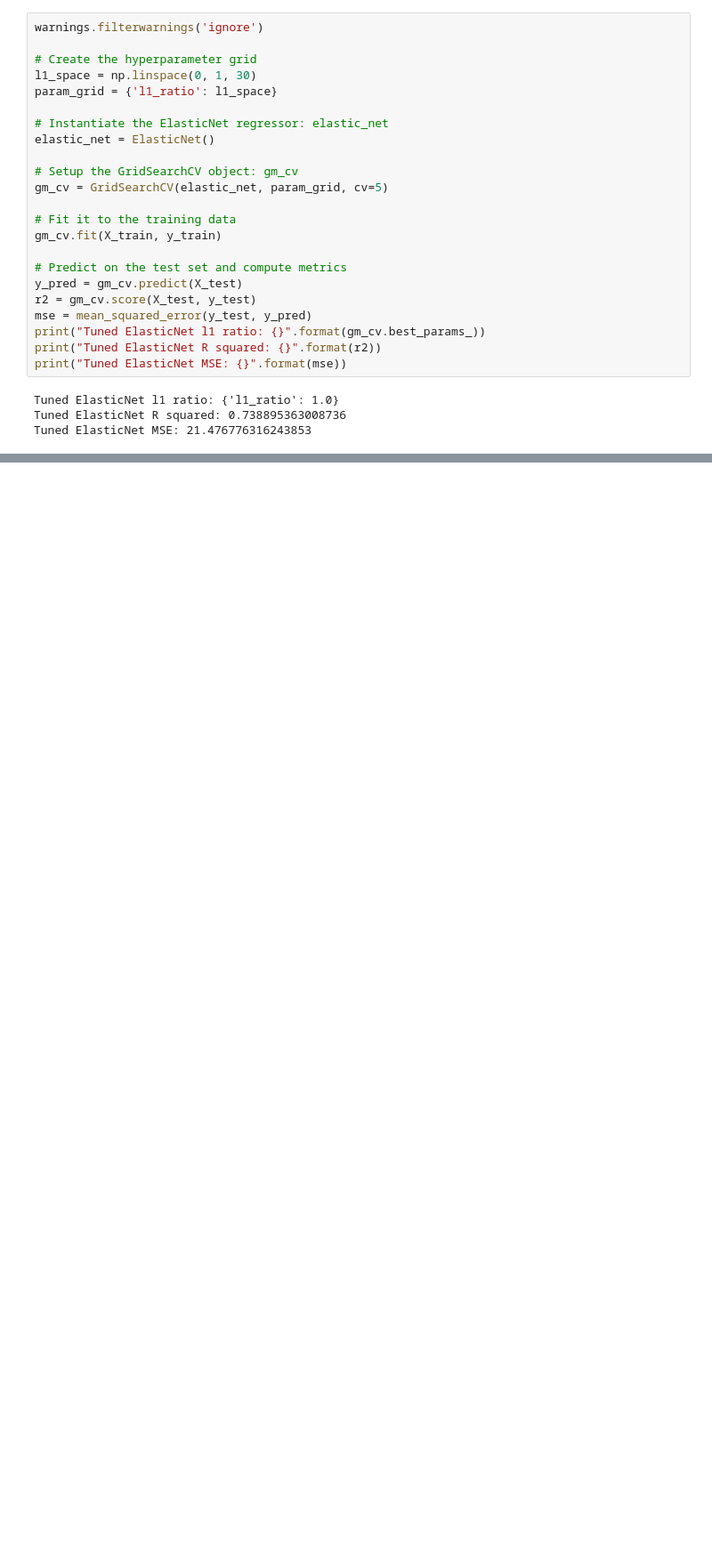
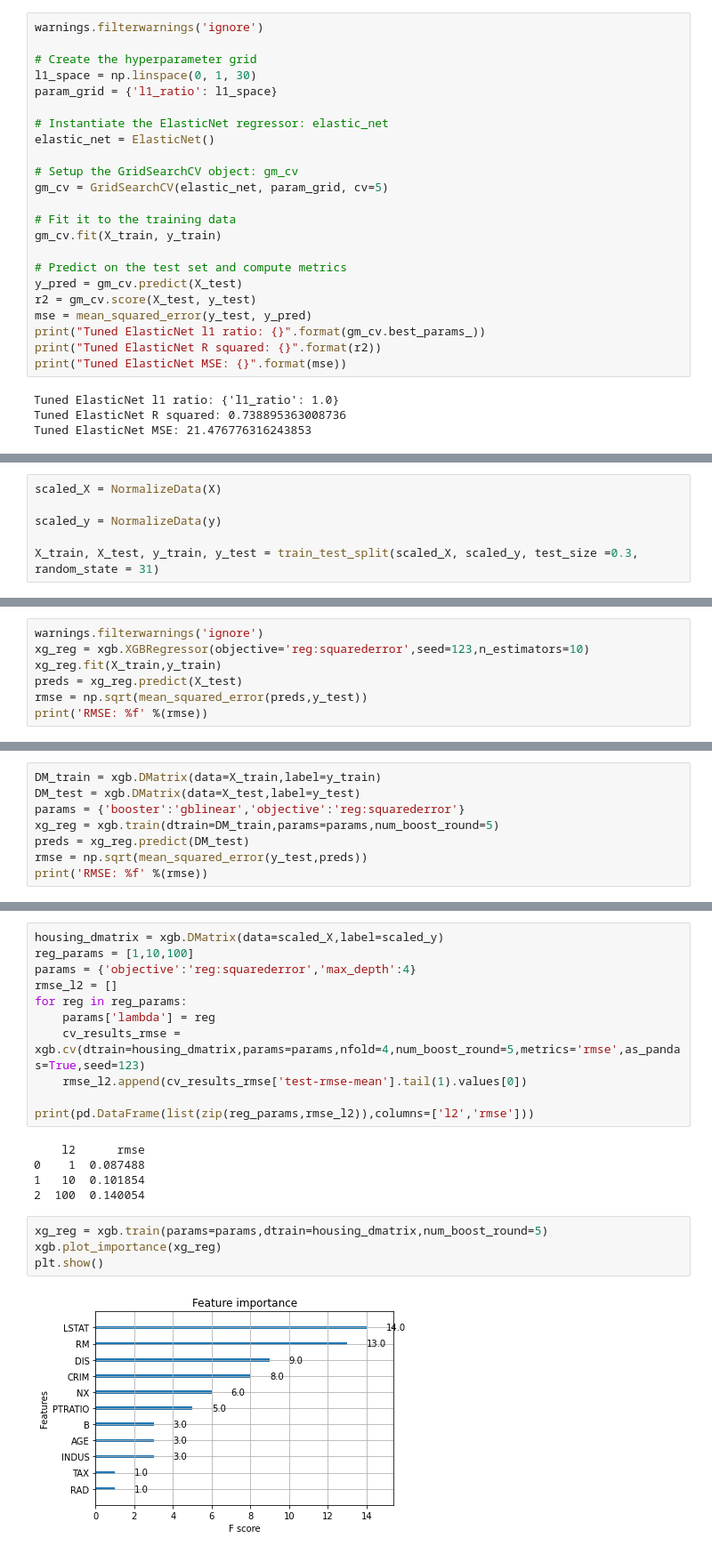
Before and after one commit to akhilbhat238/Machine_Learning, a Jupyter notebook: Supervised Learning/Regression/1. Boston Housing.ipynb, the cells around one changed output, grey strips where cells are left out. Shown at 89% size. Cells and saved outputs as stored; diff of their text form; blank space fills up the shorter version.

Commit message:
Adding code for XG Boost and Unsupervised Learning

```diff
--- a/Supervised Learning/Regression/1. Boston Housing.ipynb
+++ b/Supervised Learning/Regression/1. Boston Housing.ipynb
@@ -269,0 +299,6 @@ Tuned ElasticNet MSE: 21.476776316243853
+# %%
+scaled_X = NormalizeData(X)
+
+scaled_y = NormalizeData(y)
+
+X_train, X_test, y_train, y_test = train_test_split(scaled_X, scaled_y, test_size =0.3, random_state = 31)
@@ -269,0 +309,7 @@ Tuned ElasticNet MSE: 21.476776316243853
+# %%
+warnings.filterwarnings('ignore')
+xg_reg = xgb.XGBRegressor(objective='reg:squarederror',seed=123,n_estimators=10)
+xg_reg.fit(X_train,y_train)
+preds = xg_reg.predict(X_test)
+rmse = np.sqrt(mean_squared_error(preds,y_test))
+print('RMSE: %f' %(rmse))
@@ -269,0 +320,8 @@ Tuned ElasticNet MSE: 21.476776316243853
+# %%
+DM_train = xgb.DMatrix(data=X_train,label=y_train)
+DM_test = xgb.DMatrix(data=X_test,label=y_test)
+params = {'booster':'gblinear','objective':'reg:squarederror'}
+xg_reg = xgb.train(dtrain=DM_train,params=params,num_boost_round=5)
+preds = xg_reg.predict(DM_test)
+rmse = np.sqrt(mean_squared_error(y_test,preds))
+print('RMSE: %f' %(rmse))
@@ -269,0 +349,22 @@ Tuned ElasticNet MSE: 21.476776316243853
+# %%
+housing_dmatrix = xgb.DMatrix(data=scaled_X,label=scaled_y)
+reg_params = [1,10,100]
+params = {'objective':'reg:squarederror','max_depth':4}
+rmse_l2 = []
+for reg in reg_params:
+    params['lambda'] = reg
+    cv_results_rmse = xgb.cv(dtrain=housing_dmatrix,params=params,nfold=4,num_boost_round=5,metrics='rmse',as_pandas=True,seed=123)
+    rmse_l2.append(cv_results_rmse['test-rmse-mean'].tail(1).values[0])
+
+print(pd.DataFrame(list(zip(reg_params,rmse_l2)),columns=['l2','rmse']))
+# %% [output]
+    l2      rmse
+0    1  0.087488
+1   10  0.101854
+2  100  0.140054
+# %%
+xg_reg = xgb.train(params=params,dtrain=housing_dmatrix,num_boost_round=5)
+xgb.plot_importance(xg_reg)
+plt.show()
+# %% [output]
+[figure, added]
```
Also changed, not shown: parts of 21 cells of this notebook, 14 other files.
